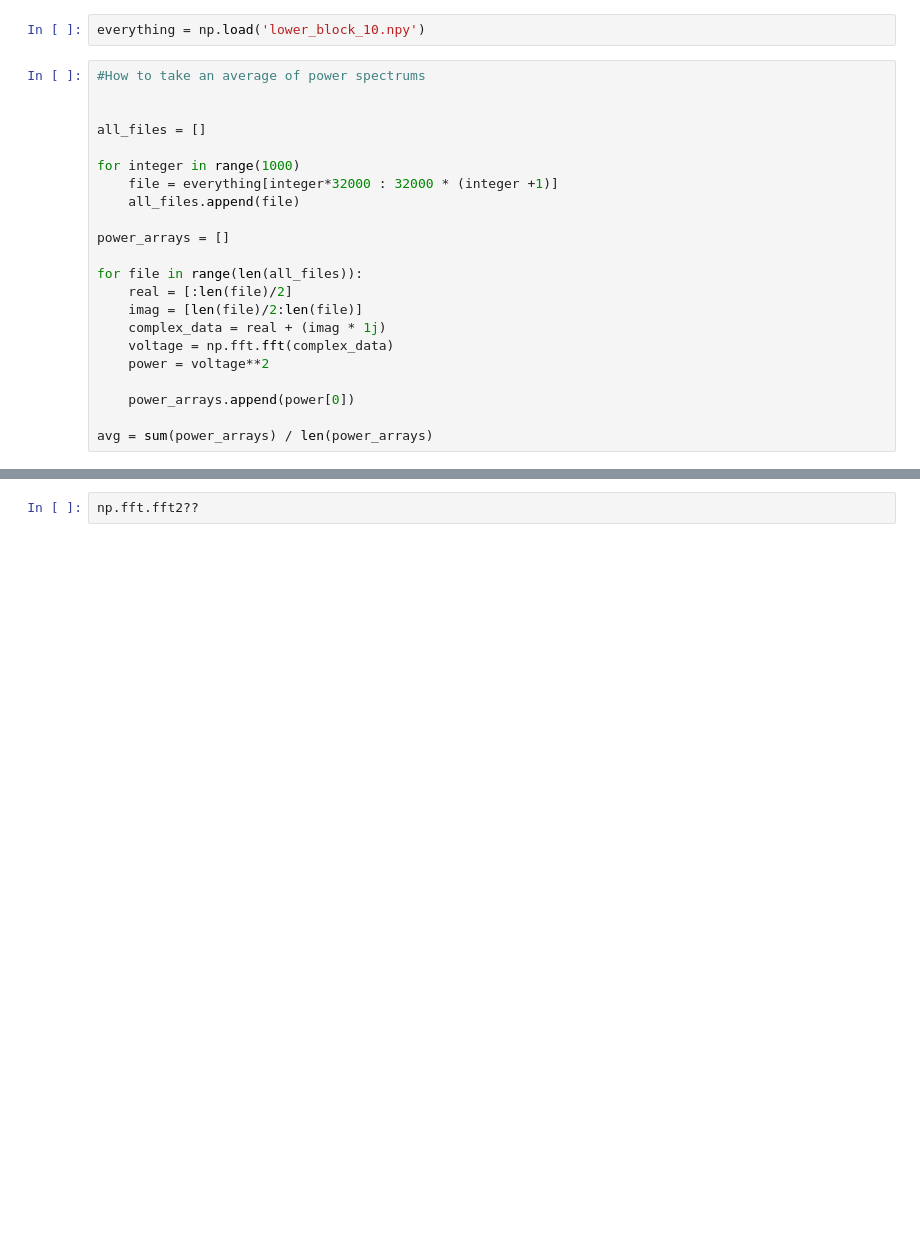
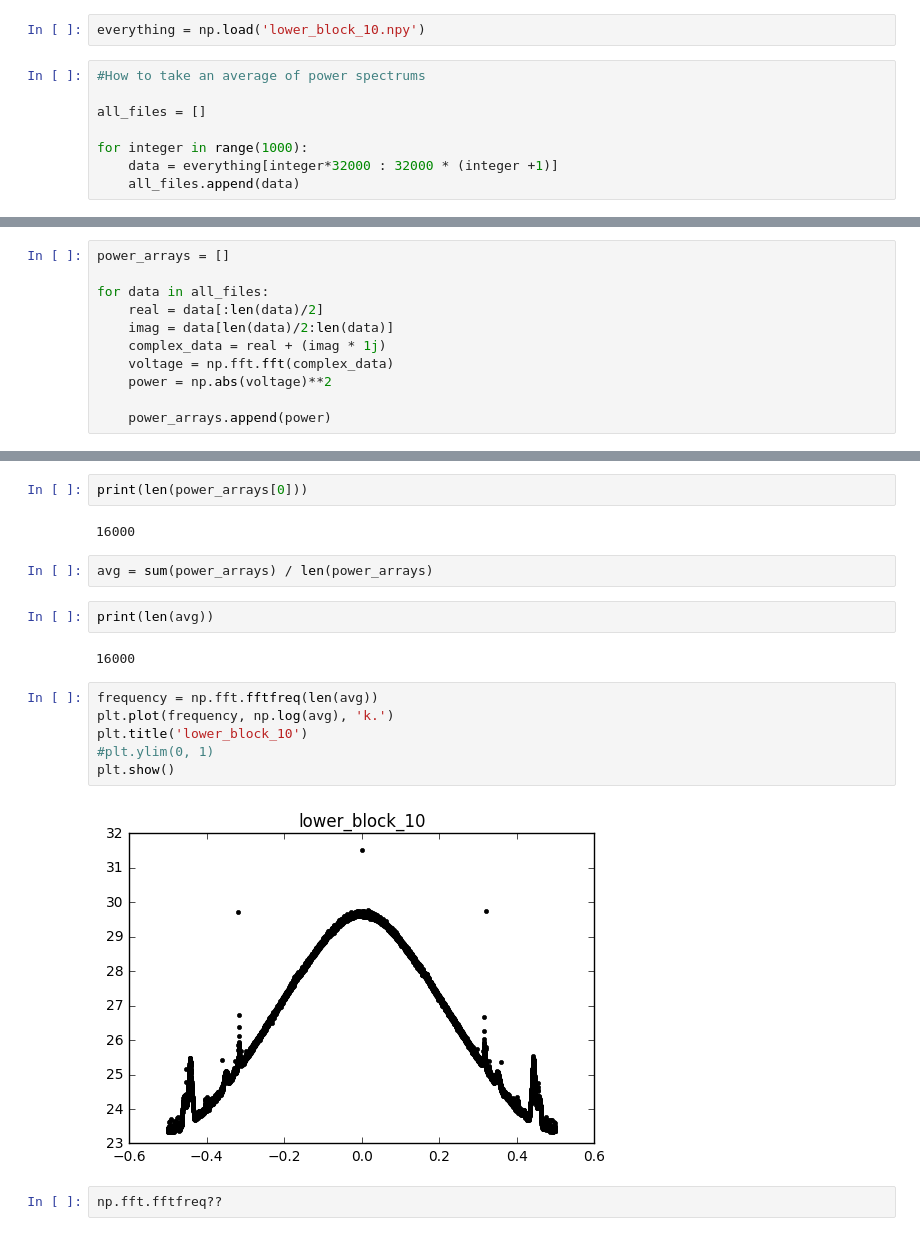
Before and after one commit to hamburgerguy/Astro-Lab-Lab2, a Jupyter notebook: gould_lab2.ipynb, the cells around one changed output, grey strips where cells are left out. Saved outputs shown, nothing was run; the diff lists cells and outputs as text; blank space fills up the shorter version.

```diff
--- a/gould_lab2.ipynb
+++ b/gould_lab2.ipynb
@@ -188,22 +188,8 @@ everything = np.load('lower_block_10.npy')
 # %%
 #How to take an average of power spectrums
 
-
 all_files = []
 
-for integer in range(1000)
-    file = everything[integer*32000 : 32000 * (integer +1)]
-    all_files.append(file)
-
-power_arrays = []
-
-for file in range(len(all_files)):
-    real = [:len(file)/2]
-    imag = [len(file)/2:len(file)]
-    complex_data = real + (imag * 1j)
-    voltage = np.fft.fft(complex_data)
-    power = voltage**2
-
-    power_arrays.append(power[0])
-
-avg = sum(power_arrays) / len(power_arrays)
+for integer in range(1000):
+    data = everything[integer*32000 : 32000 * (integer +1)]
+    all_files.append(data)
@@ -211,0 +200,11 @@ avg = sum(power_arrays) / len(power_arrays)
+# %%
+power_arrays = []
+
+for data in all_files:
+    real = data[:len(data)/2]
+    imag = data[len(data)/2:len(data)]
+    complex_data = real + (imag * 1j)
+    voltage = np.fft.fft(complex_data)
+    power = np.abs(voltage)**2
+
+    power_arrays.append(power)
@@ -212,2 +218,20 @@ avg = sum(power_arrays) / len(power_arrays)
+# %%
+print(len(power_arrays[0]))
+# %% [output]
+16000
+# %%
+avg = sum(power_arrays) / len(power_arrays)
+# %%
+print(len(avg))
+# %% [output]
+16000
+# %%
+frequency = np.fft.fftfreq(len(avg))
+plt.plot(frequency, np.log(avg), 'k.')
+plt.title('lower_block_10')
+#plt.ylim(0, 1)
+plt.show()
+# %% [output]
+[figure, added]
 # %%
-np.fft.fft2??
+np.fft.fftfreq??
```
Also changed, not shown: parts of 3 cells of this notebook.
